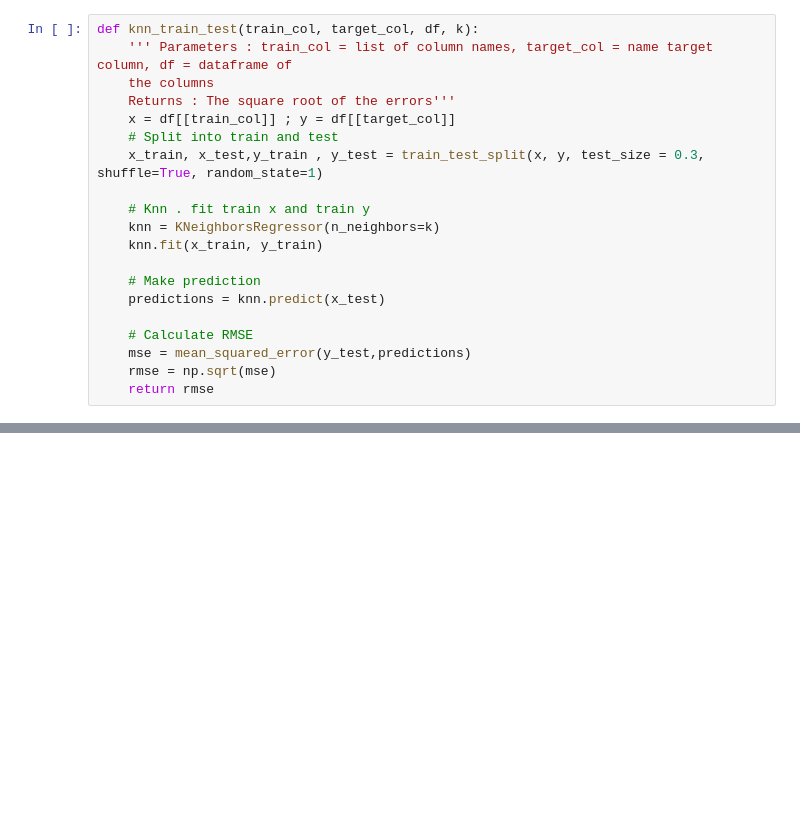
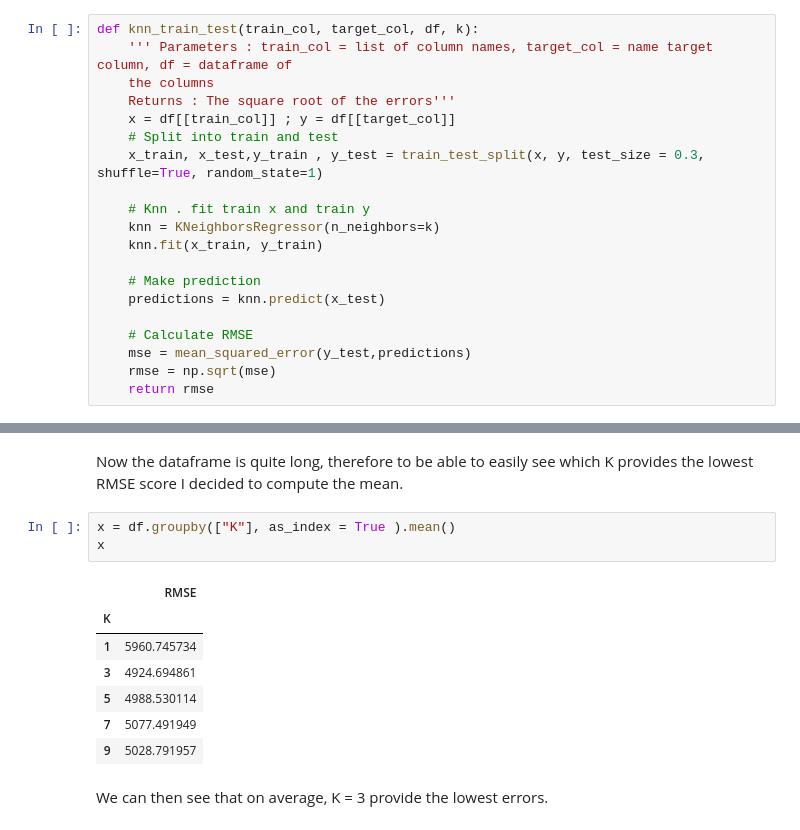
Before and after one commit to PaulineMalaguti/Dataquest, a Jupyter notebook: Python/Prediction Car Sales Price/Predicting_Car_Prices.ipynb, the cells around one changed output, grey strips where cells are left out. Drawn from its saved outputs; the diff is of its cells as text; blank space fills up the shorter version.

```diff
--- a/Python/Prediction Car Sales Price/Predicting_Car_Prices.ipynb
+++ b/Python/Prediction Car Sales Price/Predicting_Car_Prices.ipynb
@@ -256,0 +266,15 @@ rmse_uni.sort_values(by=['RMSE'])
+# %% [markdown]
+Now the dataframe is quite long, therefore to be able to easily see which K provides the lowest RMSE score I decided to compute the mean.
+# %%
+x = df.groupby(["K"], as_index = True ).mean()
+x
+# %% [output]
+|  | RMSE |
+| K |  |
+| 1 | 5960.745734 |
+| 3 | 4924.694861 |
+| 5 | 4988.530114 |
+| 7 | 5077.491949 |
+| 9 | 5028.791957 |
+# %% [markdown]
+We can then see that on average, K = 3 provide the lowest errors.
```
Also changed, not shown: parts of 2 cells of this notebook.
